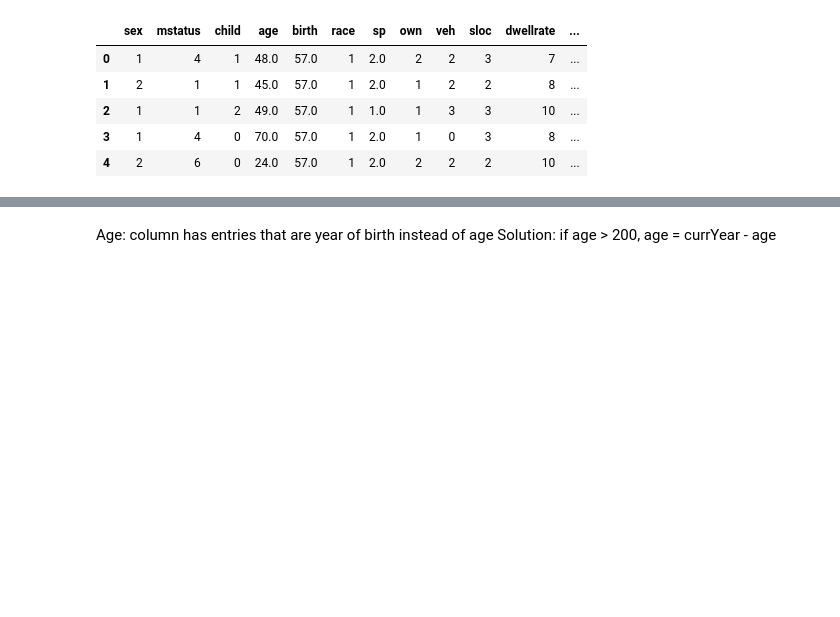
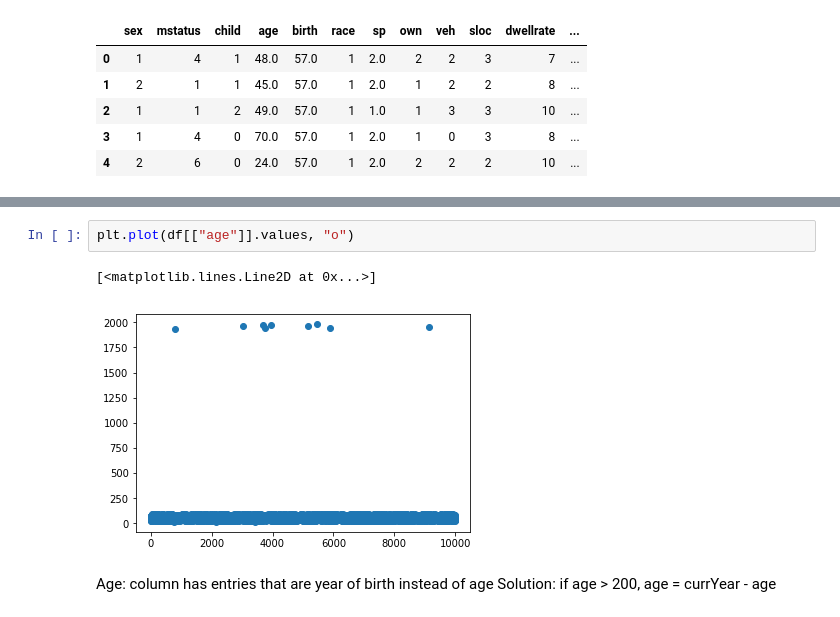
Before and after one commit to ThapaRahul/Superficial-Intelligence, a Jupyter notebook: Exploration.ipynb, the cells around one changed output, grey strips where cells are left out. Cells and saved outputs as stored; diff of their text form; blank space fills up the shorter version.

```diff
--- a/Exploration.ipynb
+++ b/Exploration.ipynb
@@ -31,3 +63,8 @@ df.head()
+# %%
+plt.plot(df[["age"]].values, "o")
+# %% [output]
+[<matplotlib.lines.Line2D at 0x...>]
+[figure, added]
 # %% [markdown]
 Age: column has entries that are year of birth instead of age
 Solution: if age > 200, age = currYear - age
```
Also changed, not shown: parts of 21 cells of this notebook, 1 other file.
